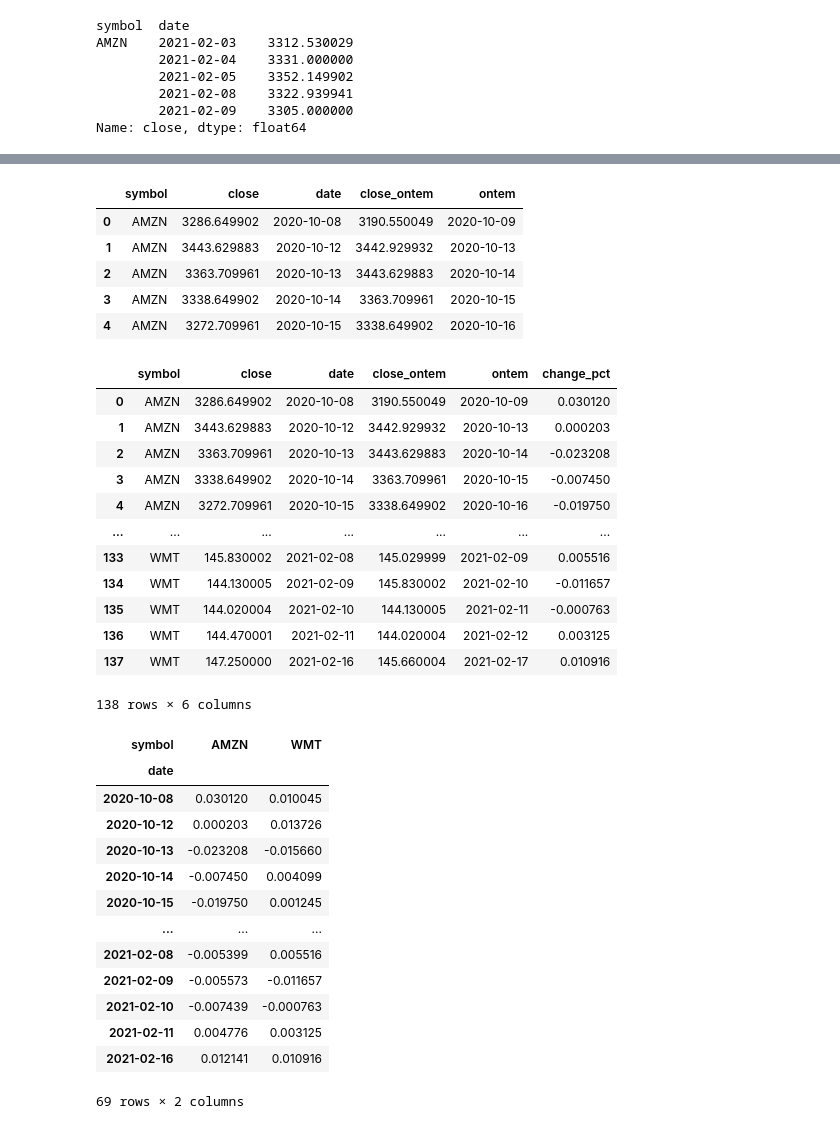
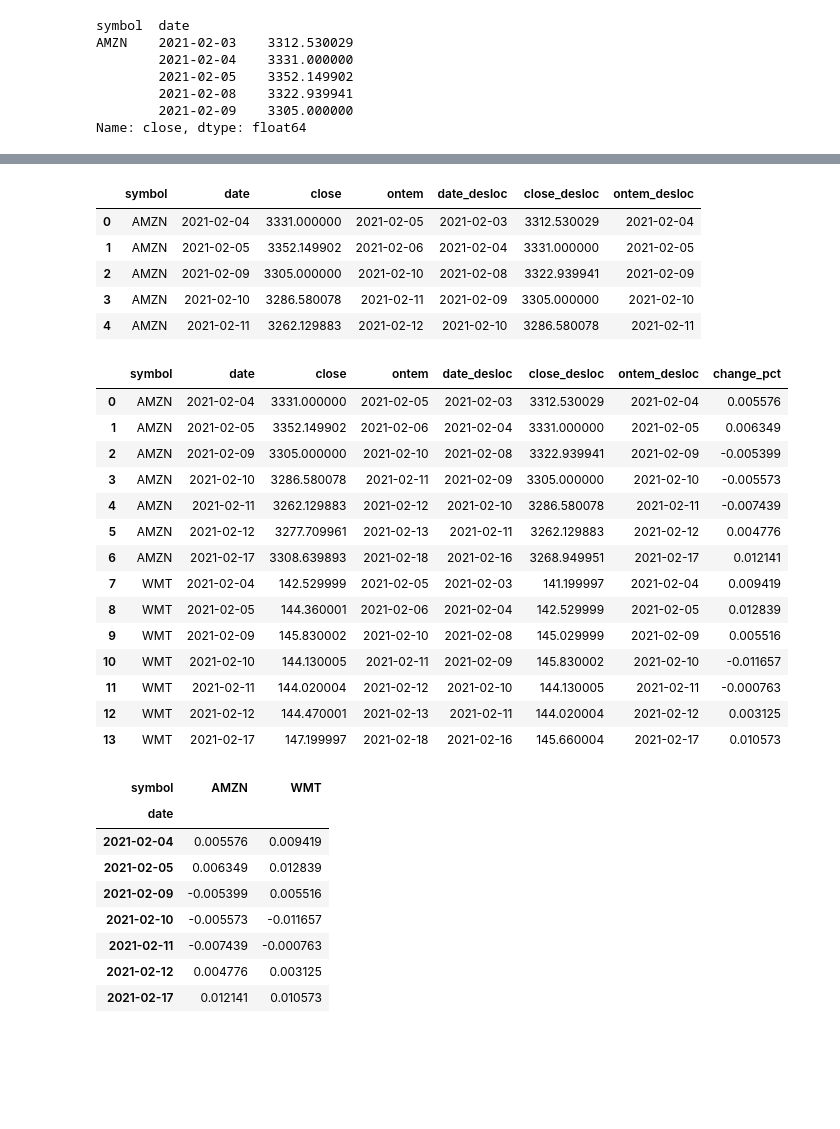
Before and after one commit to alexlopespereira/minicursoIDP2021, a Jupyter notebook: acoes/notebook/correlation-simplificado.ipynb, the cells around one changed output, grey strips where cells are left out. Saved outputs shown, nothing was run; the diff lists cells and outputs as text; code cells hidden in the pictures; blank space fills up the shorter version.

```diff
--- a/acoes/notebook/correlation-simplificado.ipynb
+++ b/acoes/notebook/correlation-simplificado.ipynb
@@ -67,51 +71,48 @@ df_reset
 # %%
 # Realizar um merge da data atual com a data do dia anterior
-df_merge = df.merge(right=df_reset, left_on=['symbol','date'], right_on=['symbol','ontem'], suffixes=["", "_ontem"])
+df_merge = df_reset.merge(right=df_reset, left_on=['symbol','date'], right_on=['symbol','ontem'], suffixes=["", "_desloc"])
 df_merge.head()
 # %% [output]
-|  | symbol | close | date | close_ontem | ontem |
-| 0 | AMZN | 3286.649902 | 2020-10-08 | 3190.550049 | 2020-10-09 |
-| 1 | AMZN | 3443.629883 | 2020-10-12 | 3442.929932 | 2020-10-13 |
-| 2 | AMZN | 3363.709961 | 2020-10-13 | 3443.629883 | 2020-10-14 |
-| 3 | AMZN | 3338.649902 | 2020-10-14 | 3363.709961 | 2020-10-15 |
-| 4 | AMZN | 3272.709961 | 2020-10-15 | 3338.649902 | 2020-10-16 |
+|  | symbol | date | close | ontem | date_desloc | close_desloc | ontem_desloc |
+| 0 | AMZN | 2021-02-04 | 3331.000000 | 2021-02-05 | 2021-02-03 | 3312.530029 | 2021-02-04 |
+| 1 | AMZN | 2021-02-05 | 3352.149902 | 2021-02-06 | 2021-02-04 | 3331.000000 | 2021-02-05 |
+| 2 | AMZN | 2021-02-09 | 3305.000000 | 2021-02-10 | 2021-02-08 | 3322.939941 | 2021-02-09 |
+| 3 | AMZN | 2021-02-10 | 3286.580078 | 2021-02-11 | 2021-02-09 | 3305.000000 | 2021-02-10 |
+| 4 | AMZN | 2021-02-11 | 3262.129883 | 2021-02-12 | 2021-02-10 | 3286.580078 | 2021-02-11 |
 # %%
 # Calcular a diferença percentual de um dia para o outro
 # (v_hoje - v_ontem ) / v_ontem
-df_merge['change_pct'] = (df_merge['close'] - df_merge['close_ontem']) / df_merge['close_ontem']
+df_merge['change_pct'] = (df_merge['close'] - df_merge['close_desloc']) / df_merge['close_desloc']
 df_merge
 # %% [output]
-|  | symbol | close | date | close_ontem | ontem | change_pct |
-| 0 | AMZN | 3286.649902 | 2020-10-08 | 3190.550049 | 2020-10-09 | 0.030120 |
-| 1 | AMZN | 3443.629883 | 2020-10-12 | 3442.929932 | 2020-10-13 | 0.000203 |
-| 2 | AMZN | 3363.709961 | 2020-10-13 | 3443.629883 | 2020-10-14 | -0.023208 |
-| 3 | AMZN | 3338.649902 | 2020-10-14 | 3363.709961 | 2020-10-15 | -0.007450 |
-| 4 | AMZN | 3272.709961 | 2020-10-15 | 3338.649902 | 2020-10-16 | -0.019750 |
-| ... | ... | ... | ... | ... | ... | ... |
-| 133 | WMT | 145.830002 | 2021-02-08 | 145.029999 | 2021-02-09 | 0.005516 |
-| 134 | WMT | 144.130005 | 2021-02-09 | 145.830002 | 2021-02-10 | -0.011657 |
-| 135 | WMT | 144.020004 | 2021-02-10 | 144.130005 | 2021-02-11 | -0.000763 |
-| 136 | WMT | 144.470001 | 2021-02-11 | 144.020004 | 2021-02-12 | 0.003125 |
-| 137 | WMT | 147.250000 | 2021-02-16 | 145.660004 | 2021-02-17 | 0.010916 |
+|  | symbol | date | close | ontem | date_desloc | close_desloc | ontem_desloc | change_pct |
+| 0 | AMZN | 2021-02-04 | 3331.000000 | 2021-02-05 | 2021-02-03 | 3312.530029 | 2021-02-04 | 0.005576 |
+| 1 | AMZN | 2021-02-05 | 3352.149902 | 2021-02-06 | 2021-02-04 | 3331.000000 | 2021-02-05 | 0.006349 |
+| 2 | AMZN | 2021-02-09 | 3305.000000 | 2021-02-10 | 2021-02-08 | 3322.939941 | 2021-02-09 | -0.005399 |
+| 3 | AMZN | 2021-02-10 | 3286.580078 | 2021-02-11 | 2021-02-09 | 3305.000000 | 2021-02-10 | -0.005573 |
+| 4 | AMZN | 2021-02-11 | 3262.129883 | 2021-02-12 | 2021-02-10 | 3286.580078 | 2021-02-11 | -0.007439 |
+| 5 | AMZN | 2021-02-12 | 3277.709961 | 2021-02-13 | 2021-02-11 | 3262.129883 | 2021-02-12 | 0.004776 |
+| 6 | AMZN | 2021-02-17 | 3308.639893 | 2021-02-18 | 2021-02-16 | 3268.949951 | 2021-02-17 | 0.012141 |
+| 7 | WMT | 2021-02-04 | 142.529999 | 2021-02-05 | 2021-02-03 | 141.199997 | 2021-02-04 | 0.009419 |
+| 8 | WMT | 2021-02-05 | 144.360001 | 2021-02-06 | 2021-02-04 | 142.529999 | 2021-02-05 | 0.012839 |
+| 9 | WMT | 2021-02-09 | 145.830002 | 2021-02-10 | 2021-02-08 | 145.029999 | 2021-02-09 | 0.005516 |
+| 10 | WMT | 2021-02-10 | 144.130005 | 2021-02-11 | 2021-02-09 | 145.830002 | 2021-02-10 | -0.011657 |
+| 11 | WMT | 2021-02-11 | 144.020004 | 2021-02-12 | 2021-02-10 | 144.130005 | 2021-02-11 | -0.000763 |
+| 12 | WMT | 2021-02-12 | 144.470001 | 2021-02-13 | 2021-02-11 | 144.020004 | 2021-02-12 | 0.003125 |
+| 13 | WMT | 2021-02-17 | 147.199997 | 2021-02-18 | 2021-02-16 | 145.660004 | 2021-02-17 | 0.010573 |
-138 rows × 6 columns
 # %%
 df_pivot = df_merge.pivot('date', 'symbol', 'change_pct')
 df_pivot
 # %% [output]
 | symbol | AMZN | WMT |
 | date |  |  |
-| 2020-10-08 | 0.030120 | 0.010045 |
-| 2020-10-12 | 0.000203 | 0.013726 |
-| 2020-10-13 | -0.023208 | -0.015660 |
-| 2020-10-14 | -0.007450 | 0.004099 |
-| 2020-10-15 | -0.019750 | 0.001245 |
-| ... | ... | ... |
-| 2021-02-08 | -0.005399 | 0.005516 |
-| 2021-02-09 | -0.005573 | -0.011657 |
-| 2021-02-10 | -0.007439 | -0.000763 |
-| 2021-02-11 | 0.004776 | 0.003125 |
-| 2021-02-16 | 0.012141 | 0.010916 |
+| 2021-02-04 | 0.005576 | 0.009419 |
+| 2021-02-05 | 0.006349 | 0.012839 |
+| 2021-02-09 | -0.005399 | 0.005516 |
+| 2021-02-10 | -0.005573 | -0.011657 |
+| 2021-02-11 | -0.007439 | -0.000763 |
+| 2021-02-12 | 0.004776 | 0.003125 |
+| 2021-02-17 | 0.012141 | 0.010573 |
-69 rows × 2 columns
 # %%
 df_pivot.corr()
 # %% [output]
```
Also changed, not shown: parts of 4 cells of this notebook, 2 other files.
